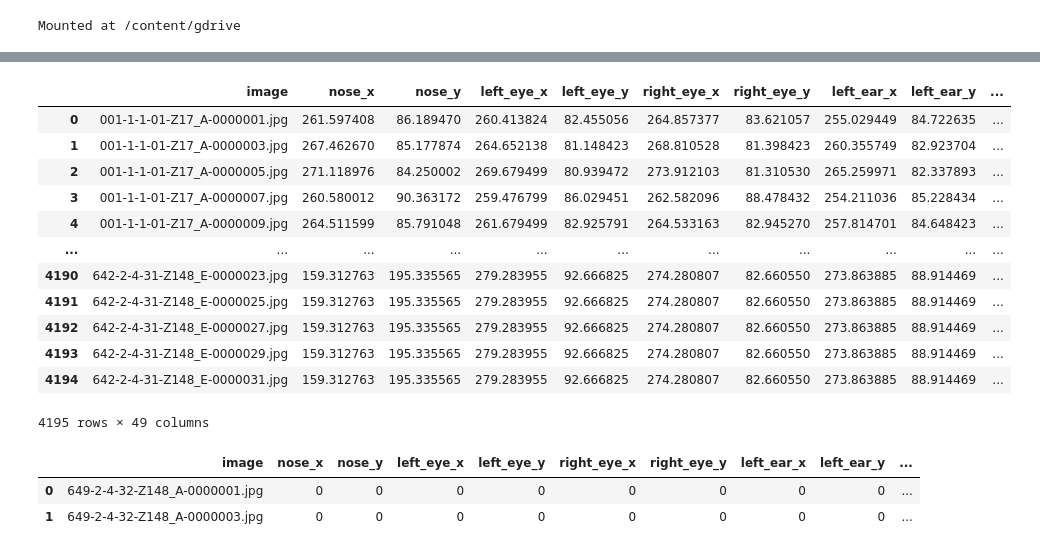
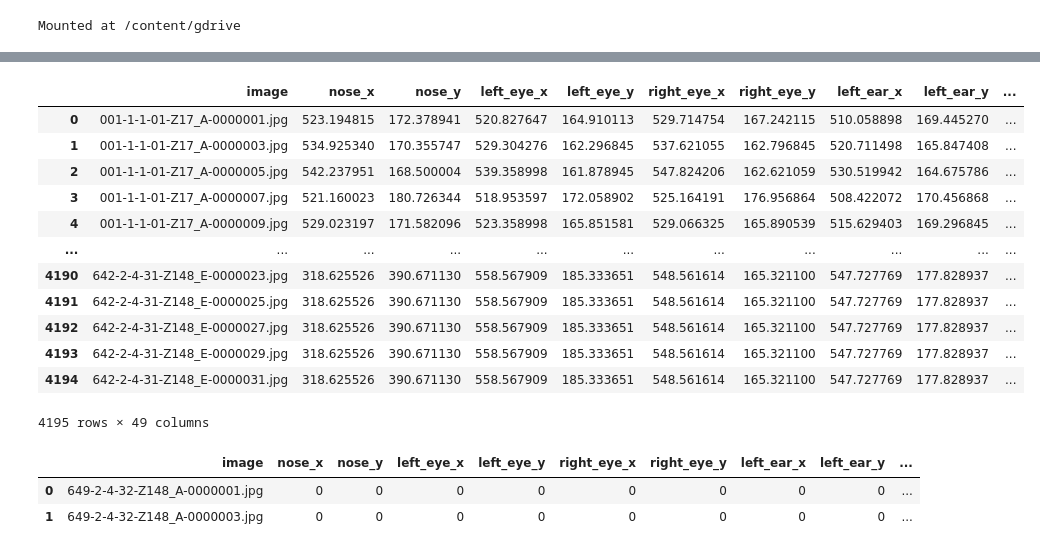
Before and after one commit to ehddnr301/dacon_motion, a Jupyter notebook: dacon_baseline.ipynb, the cells around one changed output, grey strips where cells are left out. Saved outputs shown, nothing was run; the diff lists cells and outputs as text; code cells hidden in the pictures.

```diff
--- a/dacon_baseline.ipynb
+++ b/dacon_baseline.ipynb
@@ -42,21 +80,21 @@ IMAGE_WIDTH = 480
 train = pd.read_csv(TRAIN_DF)
 submission = pd.read_csv(SUB_DF)
 # %%
-train.iloc[:,1:49] = train.iloc[:,1:49] / 4 # 1/4 로 리사이즈 할것이기때문
-train
+train.iloc[:,1:49] = train.iloc[:,1:49] / 2 # 1/2 로 리사이즈 할것이기때문
+train.head(2)
 # %% [output]
 |  | image | nose_x | nose_y | left_eye_x | left_eye_y | right_eye_x | right_eye_y | left_ear_x | left_ear_y | ... |
-| 0 | 001-1-1-01-Z17_A-0000001.jpg | 261.597408 | 86.189470 | 260.413824 | 82.455056 | 264.857377 | 83.621057 | 255.029449 | 84.722635 | ... |
-| 1 | 001-1-1-01-Z17_A-0000003.jpg | 267.462670 | 85.177874 | 264.652138 | 81.148423 | 268.810528 | 81.398423 | 260.355749 | 82.923704 | ... |
-| 2 | 001-1-1-01-Z17_A-0000005.jpg | 271.118976 | 84.250002 | 269.679499 | 80.939472 | 273.912103 | 81.310530 | 265.259971 | 82.337893 | ... |
-| 3 | 001-1-1-01-Z17_A-0000007.jpg | 260.580012 | 90.363172 | 259.476799 | 86.029451 | 262.582096 | 88.478432 | 254.211036 | 85.228434 | ... |
-| 4 | 001-1-1-01-Z17_A-0000009.jpg | 264.511599 | 85.791048 | 261.679499 | 82.925791 | 264.533163 | 82.945270 | 257.814701 | 84.648423 | ... |
+| 0 | 001-1-1-01-Z17_A-0000001.jpg | 523.194815 | 172.378941 | 520.827647 | 164.910113 | 529.714754 | 167.242115 | 510.058898 | 169.445270 | ... |
+| 1 | 001-1-1-01-Z17_A-0000003.jpg | 534.925340 | 170.355747 | 529.304276 | 162.296845 | 537.621055 | 162.796845 | 520.711498 | 165.847408 | ... |
+| 2 | 001-1-1-01-Z17_A-0000005.jpg | 542.237951 | 168.500004 | 539.358998 | 161.878945 | 547.824206 | 162.621059 | 530.519942 | 164.675786 | ... |
+| 3 | 001-1-1-01-Z17_A-0000007.jpg | 521.160023 | 180.726344 | 518.953597 | 172.058902 | 525.164191 | 176.956864 | 508.422072 | 170.456868 | ... |
+| 4 | 001-1-1-01-Z17_A-0000009.jpg | 529.023197 | 171.582096 | 523.358998 | 165.851581 | 529.066325 | 165.890539 | 515.629403 | 169.296845 | ... |
 | ... | ... | ... | ... | ... | ... | ... | ... | ... | ... | ... |
-| 4190 | 642-2-4-31-Z148_E-0000023.jpg | 159.312763 | 195.335565 | 279.283955 | 92.666825 | 274.280807 | 82.660550 | 273.863885 | 88.914469 | ... |
-| 4191 | 642-2-4-31-Z148_E-0000025.jpg | 159.312763 | 195.335565 | 279.283955 | 92.666825 | 274.280807 | 82.660550 | 273.863885 | 88.914469 | ... |
-| 4192 | 642-2-4-31-Z148_E-0000027.jpg | 159.312763 | 195.335565 | 279.283955 | 92.666825 | 274.280807 | 82.660550 | 273.863885 | 88.914469 | ... |
-| 4193 | 642-2-4-31-Z148_E-0000029.jpg | 159.312763 | 195.335565 | 279.283955 | 92.666825 | 274.280807 | 82.660550 | 273.863885 | 88.914469 | ... |
-| 4194 | 642-2-4-31-Z148_E-0000031.jpg | 159.312763 | 195.335565 | 279.283955 | 92.666825 | 274.280807 | 82.660550 | 273.863885 | 88.914469 | ... |
+| 4190 | 642-2-4-31-Z148_E-0000023.jpg | 318.625526 | 390.671130 | 558.567909 | 185.333651 | 548.561614 | 165.321100 | 547.727769 | 177.828937 | ... |
+| 4191 | 642-2-4-31-Z148_E-0000025.jpg | 318.625526 | 390.671130 | 558.567909 | 185.333651 | 548.561614 | 165.321100 | 547.727769 | 177.828937 | ... |
+| 4192 | 642-2-4-31-Z148_E-0000027.jpg | 318.625526 | 390.671130 | 558.567909 | 185.333651 | 548.561614 | 165.321100 | 547.727769 | 177.828937 | ... |
+| 4193 | 642-2-4-31-Z148_E-0000029.jpg | 318.625526 | 390.671130 | 558.567909 | 185.333651 | 548.561614 | 165.321100 | 547.727769 | 177.828937 | ... |
+| 4194 | 642-2-4-31-Z148_E-0000031.jpg | 318.625526 | 390.671130 | 558.567909 | 185.333651 | 548.561614 | 165.321100 | 547.727769 | 177.828937 | ... |
 4195 rows × 49 columns
 # %%
 #submission 파일 불러오기
```
Also changed, not shown: parts of 9 cells of this notebook.
